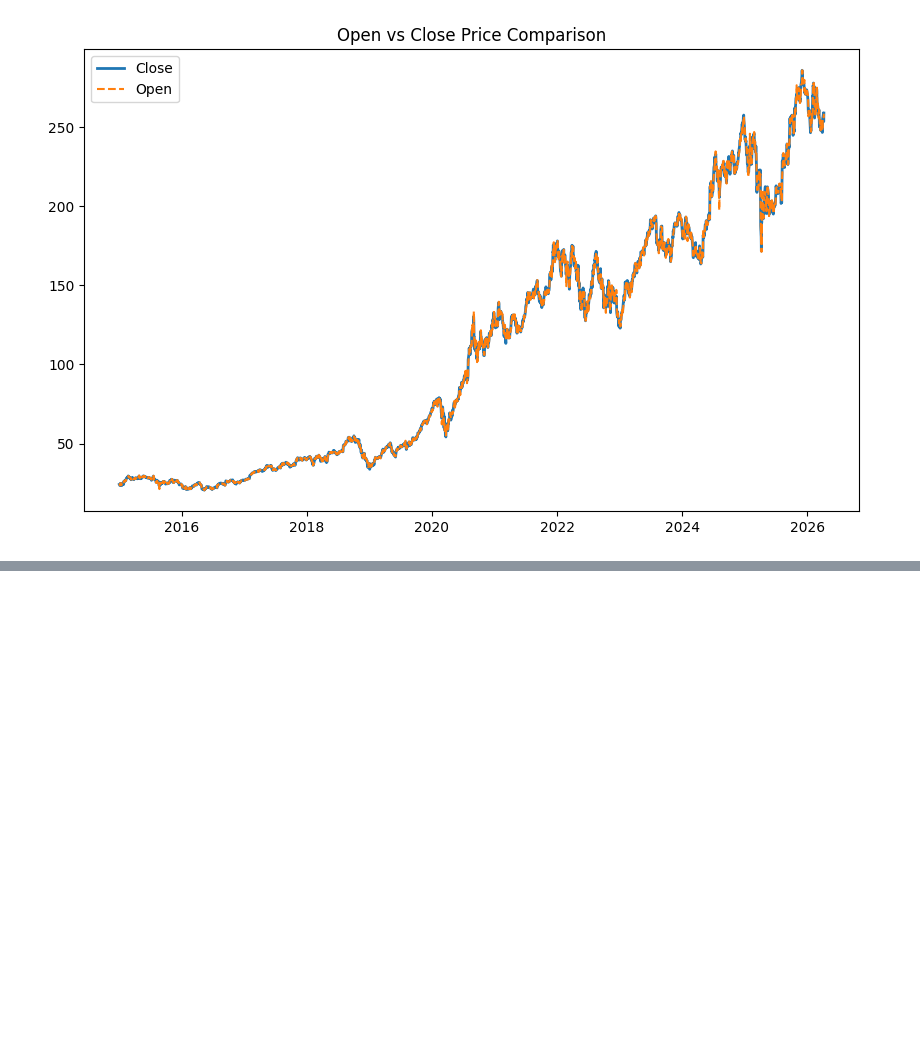
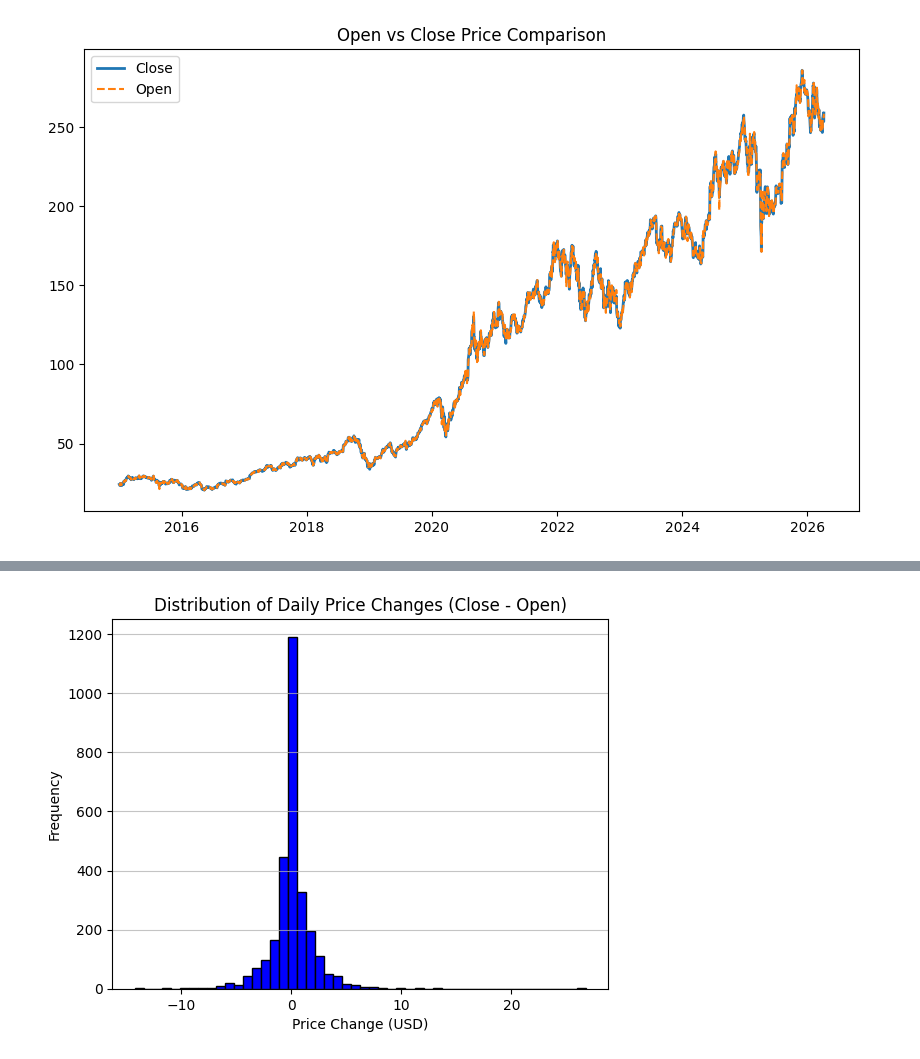
Before and after one commit to vijais0604-cloud/Apple_Stock_Prediction, a Jupyter notebook: Apple_Stock.ipynb, the cells around one changed output, grey strips where cells are left out. Drawn from its saved outputs; the diff is of its cells as text; code cells hidden in the pictures; blank space fills up the shorter version.

```diff
--- a/Apple_Stock.ipynb
+++ b/Apple_Stock.ipynb
@@ -105,0 +129,12 @@ plt.show()
+# %%
+df["Month"] = df.index.month
+df["Year"] = df.index.year
+# %%
+df['Diff'].plot(kind='hist', bins=50, color='blue', edgecolor='black')
+plt.title('Distribution of Daily Price Changes (Close - Open)')
+plt.xlabel('Price Change (USD)')
+plt.ylabel('Frequency')
+plt.grid(axis='y', alpha=0.75)
+plt.show()
+# %% [output]
+[figure, added]
```
Also changed, not shown: parts of 14 cells of this notebook.
